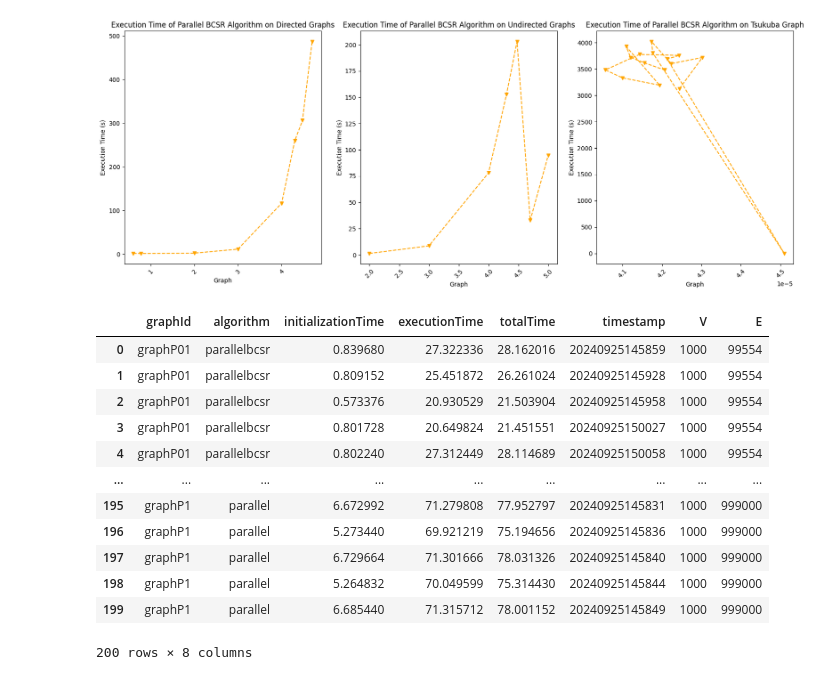
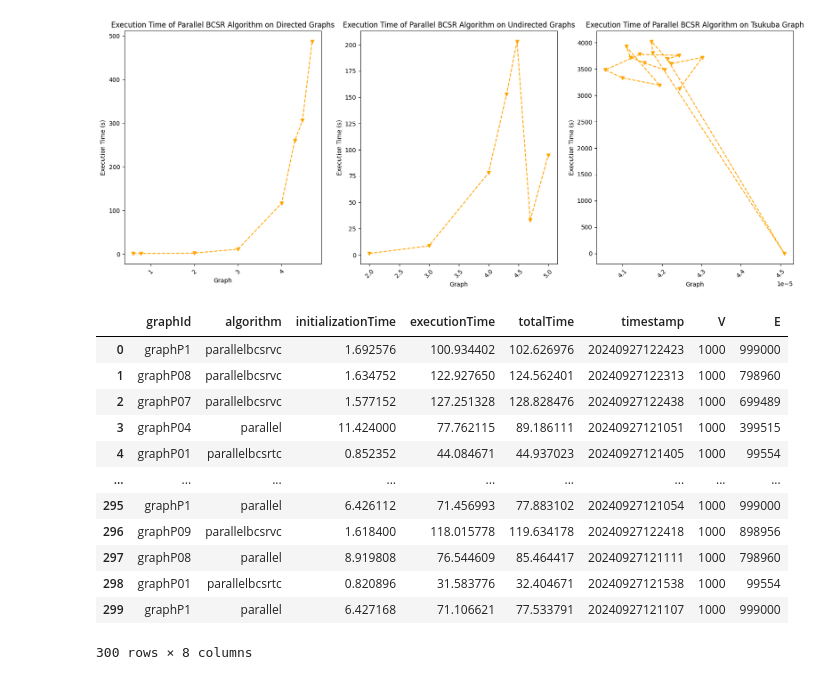
Before and after one commit to Daniele974/GraphCuts_CUDA, a Jupyter notebook: result_analysis_new.ipynb, the cells around one changed output. Saved outputs shown, nothing was run; the diff lists cells and outputs as text; code cells hidden in the pictures.

```diff
--- a/result_analysis_new.ipynb
+++ b/result_analysis_new.ipynb
@@ -224,39 +224,39 @@ plt.show()
 # %% [output]
 [figure]
 # %%
-results_path = './results/session5_density1K/'
+results_path = './results/session8_density1K/'
 files = glob.glob(results_path + '*.json')
 results = []
 
 for file in files:
     with open(file) as f:
         filename = os.path.basename(file)
         splitted_filename = filename.split('_')
         graph = splitted_filename[0]
         algorithm = splitted_filename[1]
         timestamp = splitted_filename[3].split('.')[0] if len(splitted_filename) > 3 else ''
         content = json.load(f)
         content['graphId'] = graph
         content['algorithm'] = algorithm
         content['timestamp'] = timestamp
         results.append(content)
 
 results = pd.DataFrame(results, columns=['graphId', 'algorithm', 'initializationTime', 'executionTime', 'totalTime', 'timestamp', 'V', 'E'])
 results
 # %% [output]
 |  | graphId | algorithm | initializationTime | executionTime | totalTime | timestamp | V | E |
-| 0 | graphP01 | parallelbcsr | 0.839680 | 27.322336 | 28.162016 | 20240925145859 | 1000 | 99554 |
-| 1 | graphP01 | parallelbcsr | 0.809152 | 25.451872 | 26.261024 | 20240925145928 | 1000 | 99554 |
-| 2 | graphP01 | parallelbcsr | 0.573376 | 20.930529 | 21.503904 | 20240925145958 | 1000 | 99554 |
-| 3 | graphP01 | parallelbcsr | 0.801728 | 20.649824 | 21.451551 | 20240925150027 | 1000 | 99554 |
-| 4 | graphP01 | parallelbcsr | 0.802240 | 27.312449 | 28.114689 | 20240925150058 | 1000 | 99554 |
+| 0 | graphP1 | parallelbcsrvc | 1.692576 | 100.934402 | 102.626976 | 20240927122423 | 1000 | 999000 |
+| 1 | graphP08 | parallelbcsrvc | 1.634752 | 122.927650 | 124.562401 | 20240927122313 | 1000 | 798960 |
+| 2 | graphP07 | parallelbcsrvc | 1.577152 | 127.251328 | 128.828476 | 20240927122438 | 1000 | 699489 |
+| 3 | graphP04 | parallel | 11.424000 | 77.762115 | 89.186111 | 20240927121051 | 1000 | 399515 |
+| 4 | graphP01 | parallelbcsrtc | 0.852352 | 44.084671 | 44.937023 | 20240927121405 | 1000 | 99554 |
 | ... | ... | ... | ... | ... | ... | ... | ... | ... |
-| 195 | graphP1 | parallel | 6.672992 | 71.279808 | 77.952797 | 20240925145831 | 1000 | 999000 |
-| 196 | graphP1 | parallel | 5.273440 | 69.921219 | 75.194656 | 20240925145836 | 1000 | 999000 |
-| 197 | graphP1 | parallel | 6.729664 | 71.301666 | 78.031326 | 20240925145840 | 1000 | 999000 |
-| 198 | graphP1 | parallel | 5.264832 | 70.049599 | 75.314430 | 20240925145844 | 1000 | 999000 |
-| 199 | graphP1 | parallel | 6.685440 | 71.315712 | 78.001152 | 20240925145849 | 1000 | 999000 |
+| 295 | graphP1 | parallel | 6.426112 | 71.456993 | 77.883102 | 20240927121054 | 1000 | 999000 |
+| 296 | graphP09 | parallelbcsrvc | 1.618400 | 118.015778 | 119.634178 | 20240927122418 | 1000 | 898956 |
+| 297 | graphP08 | parallel | 8.919808 | 76.544609 | 85.464417 | 20240927121111 | 1000 | 798960 |
+| 298 | graphP01 | parallelbcsrtc | 0.820896 | 31.583776 | 32.404671 | 20240927121538 | 1000 | 99554 |
+| 299 | graphP1 | parallel | 6.427168 | 71.106621 | 77.533791 | 20240927121107 | 1000 | 999000 |
-200 rows × 8 columns
+300 rows × 8 columns
 # %%
 agg_results = results.groupby(['graphId', 'algorithm', 'V', 'E']).agg({'initializationTime': ['mean', 'std', 'min', 'max'], 'executionTime': ['mean', 'std', 'min', 'max'], 'totalTime': ['mean', 'std', 'min', 'max']}).reset_index()
 agg_results.columns = ['graphId', 'algorithm', 'V', 'E', 'initTime_mean', 'initTime_std', 'initTime_min', 'initTime_max', 'execTime_mean', 'execTime_std', 'execTime_min', 'execTime_max', 'totTime_mean', 'totTime_std', 'totTime_min', 'totTime_max']
```
Also changed, not shown: parts of 2 cells of this notebook.
